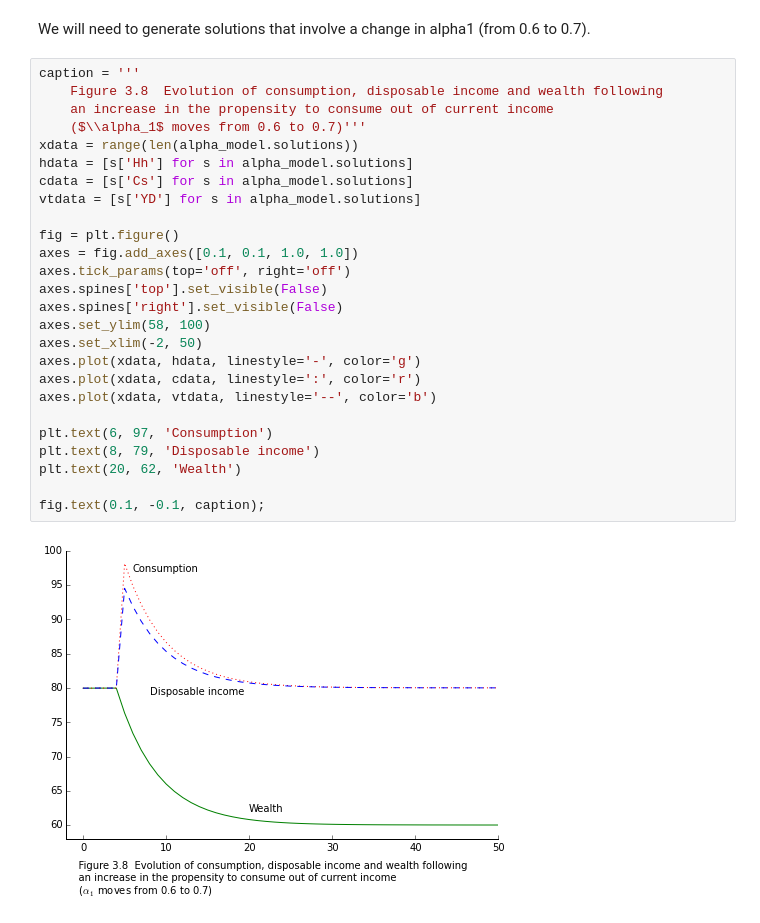
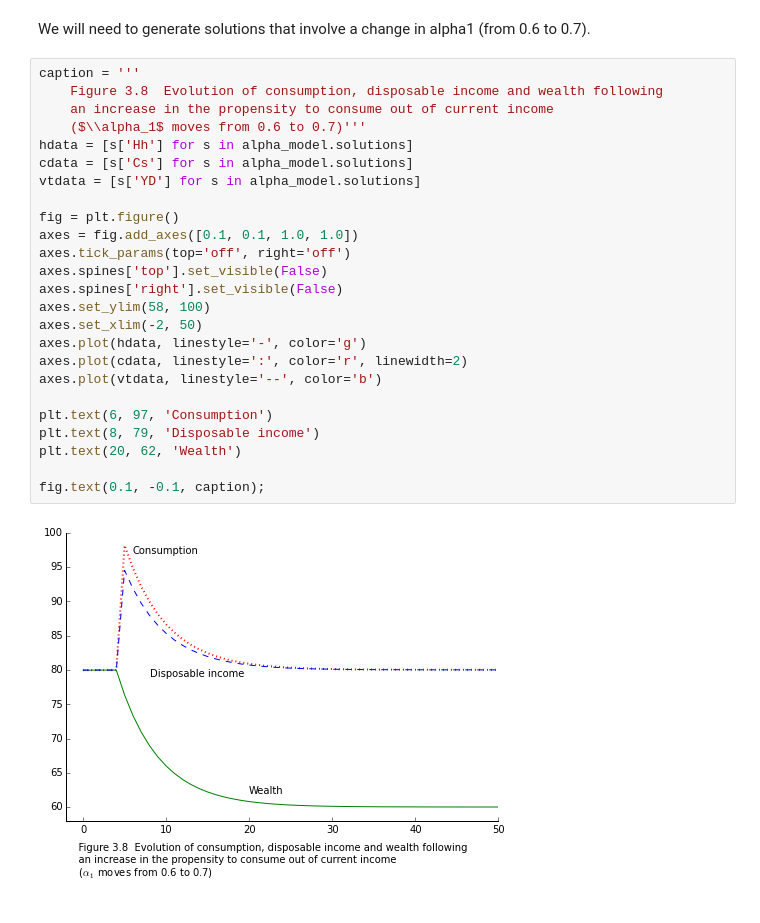
Before and after one commit to kennt/monetary-economics, a Jupyter notebook: Chapter 3 Model SIM.ipynb, the cells around one changed output. Drawn from its saved outputs; the diff is of its cells as text.

```diff
--- a/Chapter 3 Model SIM.ipynb
+++ b/Chapter 3 Model SIM.ipynb
@@ -546,28 +540,27 @@ We will need to generate solutions that involve a change in alpha1 (from 0.6 to
 # %%
 caption = '''
     Figure 3.8  Evolution of consumption, disposable income and wealth following
     an increase in the propensity to consume out of current income
     ($\\alpha_1$ moves from 0.6 to 0.7)'''
-xdata = range(len(alpha_model.solutions))
 hdata = [s['Hh'] for s in alpha_model.solutions]
 cdata = [s['Cs'] for s in alpha_model.solutions]
 vtdata = [s['YD'] for s in alpha_model.solutions]
 
 fig = plt.figure()
 axes = fig.add_axes([0.1, 0.1, 1.0, 1.0])
 axes.tick_params(top='off', right='off')
 axes.spines['top'].set_visible(False)
 axes.spines['right'].set_visible(False)
 axes.set_ylim(58, 100)
 axes.set_xlim(-2, 50)
-axes.plot(xdata, hdata, linestyle='-', color='g')
-axes.plot(xdata, cdata, linestyle=':', color='r')
-axes.plot(xdata, vtdata, linestyle='--', color='b')
+axes.plot(hdata, linestyle='-', color='g')
+axes.plot(cdata, linestyle=':', color='r', linewidth=2)
+axes.plot(vtdata, linestyle='--', color='b')
 
 plt.text(6, 97, 'Consumption')
 plt.text(8, 79, 'Disposable income')
 plt.text(20, 62, 'Wealth')
 
 fig.text(0.1, -0.1, caption);
 # %% [output]
-[figure, old version]
+[figure, new version]
```
Also changed, not shown: parts of 4 cells of this notebook, 13 other files.
